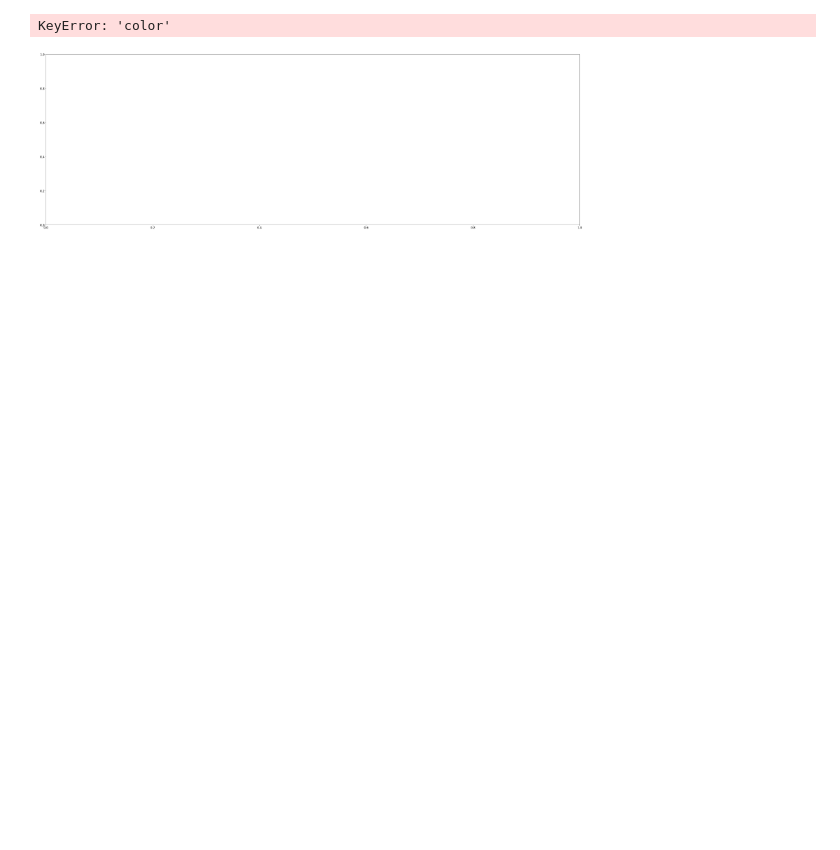
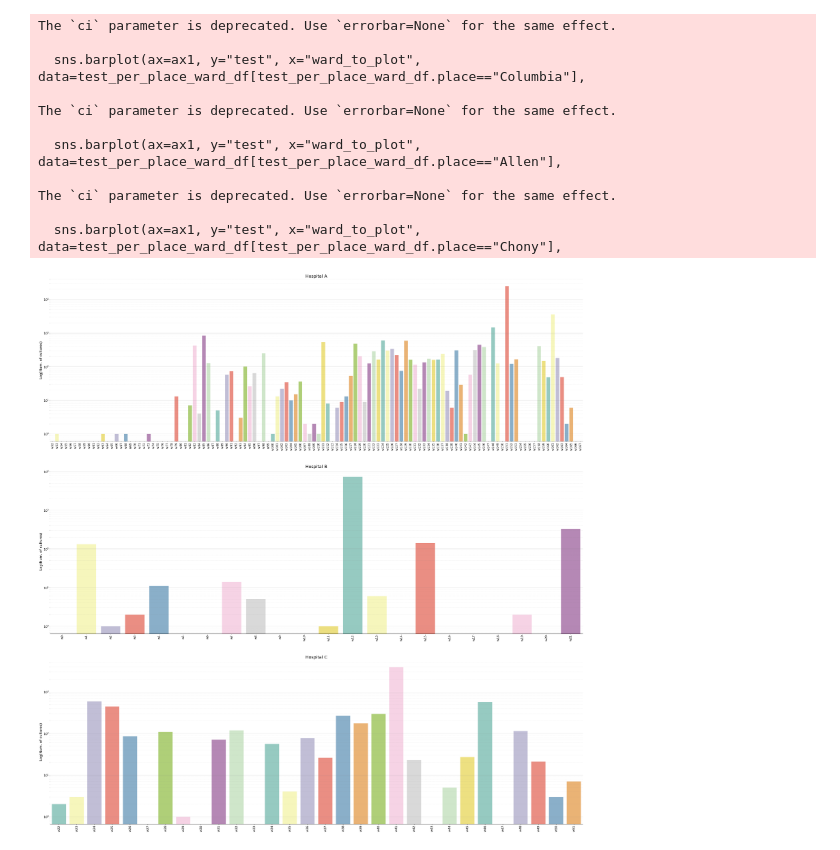
Before and after one commit to ChaosDonkey06/AMR_ABM2, a Jupyter notebook: manuscript/TestPerBuildingWard.ipynb, the cells around one changed output. Cells and saved outputs as stored; diff of their text form; code cells hidden in the pictures; blank space fills up the shorter version.

```diff
--- a/manuscript/TestPerBuildingWard.ipynb
+++ b/manuscript/TestPerBuildingWard.ipynb
@@ -88,12 +88,18 @@ def building2title2(building, building2title):
     else:
         return "Rest"
 
+
+wards_use_correct_df = pd.read_csv(os.path.join(results2_dir, "paper_figures", "wards_use_corrected.csv"))
+
+
 test_ward_df                              = movement_df.groupby(["date",  "building", "place", "ward_total"]).sum()[["test"]]
 test_per_place_ward_df                    = test_ward_df.reset_index().groupby(["place", "building", "ward_total"]).sum()[["test"]].reset_index()
 test_per_place_ward_df["building_id"]     = test_per_place_ward_df["building"].apply(lambda x: building2observation(x) )
 test_per_place_ward_df["building_coded"]  = test_per_place_ward_df["building_id"].apply(lambda x: "Hospital " + str(x) )
 test_per_place_ward_df["building_coded2"] = test_per_place_ward_df["building"].apply(lambda x: building2title2(x, building2title) )
 
+test_per_place_ward_df = test_per_place_ward_df[test_per_place_ward_df.ward_total.isin(list(wards_use_correct_df.ward))]
+
 test_per_building_df = test_per_place_ward_df.groupby(["place", "building_id", "building_coded", "building_coded2"]).sum()[["test"]].reset_index()
 test_per_building_df["place"] = ["Allen", "Chony", "Columbia", "Columbia", "Columbia", "Rest"]
 # %%
@@ -136,0 +146,2 @@ fig.savefig(os.path.join(path_to_save_fig, "cultuer_per_building_figS12.png"), d
+# %%
+test_per_place_ward_df["ward_to_plot"] = ["w"+str(i) for i in range(len(test_per_place_ward_df))]
@@ -139,8 +164,8 @@ fig     = plt.figure(constrained_layout=True, figsize=(39, 40))
 subfigs = fig.subfigures(3, 1, hspace=0.07, wspace=0.1,  height_ratios=[1/3, 1/3, 1/3])
 
 ax1     = subfigs[0].subplots(1, 1)
-sns.barplot(ax=ax1, y="num_tests", x="ward_to_plot", data=test_per_place_ward_df[test_per_place_ward_df.place=="Columbia"],
-            label="Total", palette=test_per_place_ward_df[test_per_place_ward_df.place=="Columbia"]["color"].values, ci=None)
+sns.barplot(ax=ax1, y="test", x="ward_to_plot", data=test_per_place_ward_df[test_per_place_ward_df.place=="Columbia"],
+            label="Total", palette="Set3", ci=None) #test_per_place_ward_df[test_per_place_ward_df.place=="Columbia"]["color"].values, ci=None)
 
 ax1.set_title("Hospital A")
 ax1.tick_params(which='both', axis='both')
@@ -156,39 +181,49 @@ ax1.grid(axis='y', linestyle='--', which='minor', color='grey', alpha=.15)
 ########################
 
 ax1    = subfigs[1].subplots(1, 1)
-sns.barplot(ax=ax1, y="num_tests", x="ward_to_plot", data=test_per_place_ward_df[test_per_place_ward_df.place=="Allen"],
-            label="Total", palette=test_per_place_ward_df[test_per_place_ward_df.place=="Allen"]["color"].values, ci=None)
+sns.barplot(ax=ax1, y="test", x="ward_to_plot", data=test_per_place_ward_df[test_per_place_ward_df.place=="Allen"],
+            label="Total", palette="Set3", errorbar=None)#test_per_place_ward_df[test_per_place_ward_df.place=="Allen"]["color"].values, ci=None)
 
 ax1.set_title("Hospital B")
 ax1.tick_params(which='both', axis='both')
 ax1.set_ylabel("Log(Num. of cultures)")
 ax1.set_yscale('log')
 ax1.set_xlabel(None)
 ax1.set_xticklabels(ax1.get_xticklabels(), rotation=90)
 
 sns.despine(ax=ax1, top=True, right=True, left=True, bottom=False)
 ax1.grid(axis='y', linestyle='-', which='major', color='grey', alpha=.5)
 ax1.grid(axis='y', linestyle='--', which='minor', color='grey', alpha=.15)
 
 ########################
 
 ax1    = subfigs[2].subplots(1, 1)
-sns.barplot(ax=ax1, y="num_tests", x="ward_to_plot", data=test_per_place_ward_df[test_per_place_ward_df.place=="Chony"],
-            label="Total", palette=test_per_place_ward_df[test_per_place_ward_df.place=="Chony"]["color"].values)
+sns.barplot(ax=ax1, y="test", x="ward_to_plot", data=test_per_place_ward_df[test_per_place_ward_df.place=="Chony"],
+            label="Total", palette="Set3", errorbar=None) # test_per_place_ward_df[test_per_place_ward_df.place=="Chony"]["color"].values)
 
 ax1.set_title("Hospital C")
 ax1.tick_params(which='both', axis='both')
 ax1.set_ylabel("Log(Num. of cultures)")
 ax1.set_yscale('log')
 ax1.set_xlabel(None)
 ax1.set_xticklabels(ax1.get_xticklabels(), rotation=90)
 
 sns.despine(ax=ax1, top=True, right=True, left=True, bottom=False)
 ax1.grid(axis='y', linestyle='-', which='major', color='grey', alpha=.5)
 ax1.grid(axis='y', linestyle='--', which='minor', color='grey', alpha=.15)
 
-#path_to_save_fig  = os.path.join(os.path.join(paper_dir, "paper_01", "SupplementaryFigures"), "CulturesPerInstitution.png")
-#fig.savefig(path_to_save_fig, dpi=300, transparent=True)
+path_to_save_fig  = os.path.join(os.path.join(paper_dir, "paper_01", "SupplementaryFigures"), "CulturesPerInstitution.png")
+fig.savefig(path_to_save_fig, dpi=300, transparent=True)
 # %% [output]
-KeyError: 'color'
+The `ci` parameter is deprecated. Use `errorbar=None` for the same effect.
+
+  sns.barplot(ax=ax1, y="test", x="ward_to_plot", data=test_per_place_ward_df[test_per_place_ward_df.place=="Columbia"],
+
+The `ci` parameter is deprecated. Use `errorbar=None` for the same effect.
+
+  sns.barplot(ax=ax1, y="test", x="ward_to_plot", data=test_per_place_ward_df[test_per_place_ward_df.place=="Allen"],
+
+The `ci` parameter is deprecated. Use `errorbar=None` for the same effect.
+
+  sns.barplot(ax=ax1, y="test", x="ward_to_plot", data=test_per_place_ward_df[test_per_place_ward_df.place=="Chony"],
-[figure, old version]
+[figure, new version]
```
Also changed, not shown: parts of 3 cells of this notebook, 20 other files.
